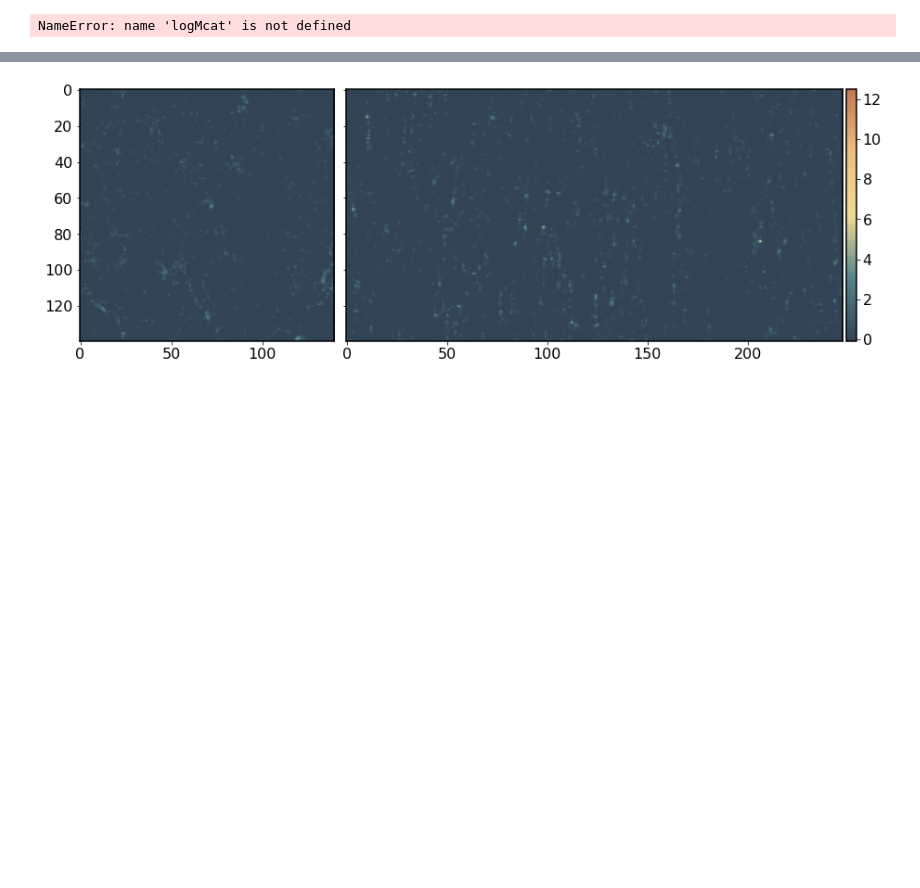
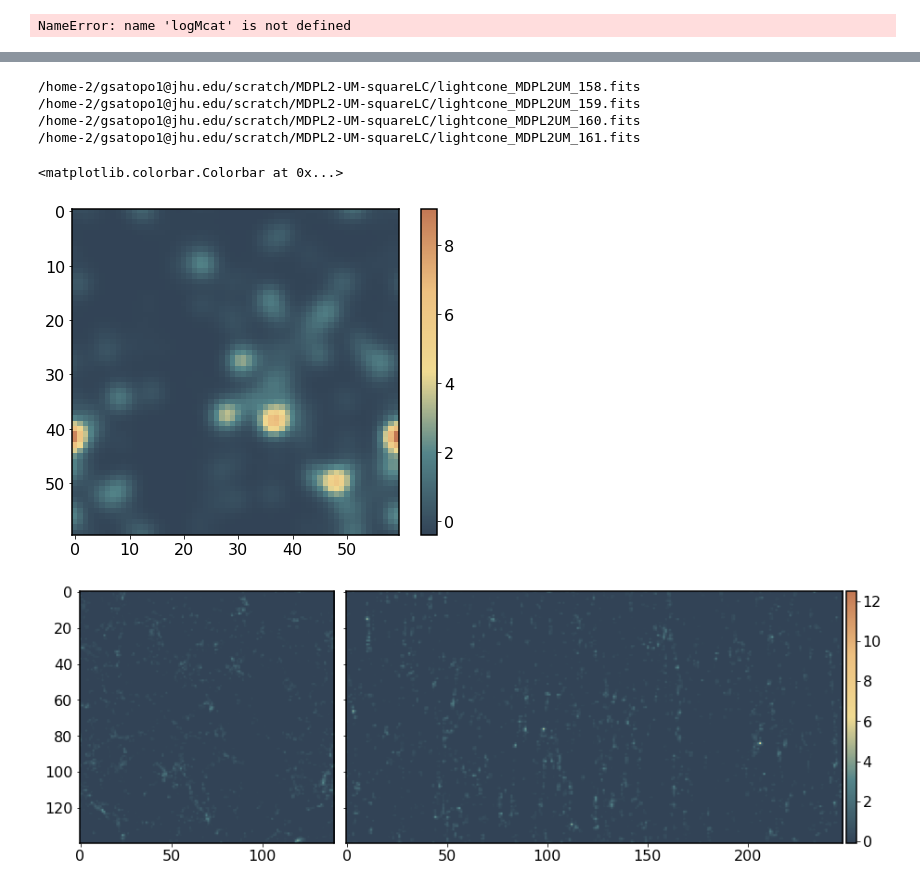
Before and after one commit to kokron/skyLine, a Jupyter notebook: notebooks/LIM LC Showcase.ipynb, the cells around one changed output, grey strips where cells are left out. Saved outputs shown, nothing was run; the diff lists cells and outputs as text; code cells hidden in the pictures; blank space fills up the shorter version.

```diff
--- a/notebooks/LIM LC Showcase.ipynb
+++ b/notebooks/LIM LC Showcase.ipynb
@@ -425,17 +477,17 @@ plt.tight_layout()
 # %%
 nu_CO=115.271*u.GHz
 zmin_CO = 2.4
-zmax_CO = 3.4
+zmax_CO = 2.5
 
 CO=make_measurements(dict(halo_lightcone_dir='/home-2/gsatopo1@jhu.edu/scratch/MDPL2-UM-squareLC/',
-                          lines=dict(CO=True),
-                          target_line = 'CO',
-                          models=dict(CO=dict(model_name='CO_Li16',
+                          lines=dict(CO_J10=True),
+                          target_line = 'CO_J10',
+                          models=dict(CO_J10=dict(model_name='CO_Li16',
                                               model_pars={'alpha':1.37,'beta':-1.74,'delta_mf':1,'sigma_L':0.3})),
                           do_external_SFR = False, external_SFR = '',
                           SFR_pars=dict(),
                           supersample=4,
-                          mass=False,
+                          seed=0,
                           Nmu=10,
                           dk=0.02*u.Mpc**-1,
                           zmin = zmin_CO-0.03, zmax = zmax_CO+0.03,
@@ -450,7 +502,22 @@ CO=make_measurements(dict(halo_lightcone_dir='/home-2/gsatopo1@jhu.edu/scratch/M
                           Nfeeds=1000,
                           tobs=10000*u.hr,
                           linear_VID_bin=False, Tmin_VID = 1.0e-4*u.uK,
-                          do_smooth=True))
+                          do_angular_smooth=True,
+                          do_spectral_smooth=False,
+                          do_downsample=False))
+# %%
+CO_map=CO.obs_3d_map
+# %% [output]
+/home-2/gsatopo1@jhu.edu/scratch/MDPL2-UM-squareLC/lightcone_MDPL2UM_158.fits
+/home-2/gsatopo1@jhu.edu/scratch/MDPL2-UM-squareLC/lightcone_MDPL2UM_159.fits
+/home-2/gsatopo1@jhu.edu/scratch/MDPL2-UM-squareLC/lightcone_MDPL2UM_160.fits
+/home-2/gsatopo1@jhu.edu/scratch/MDPL2-UM-squareLC/lightcone_MDPL2UM_161.fits
+# %%
+plt.imshow(CO_map[0], cmap=cmap)
+plt.colorbar()
+# %% [output]
+<matplotlib.colorbar.Colorbar at 0x...>
+[figure, added]
 # %%
 CO.update(dnu=4*31.25*u.MHz, beam_FWHM=4*u.arcmin, do_smooth=True)
 CO_map=np.asarray(CO.obs_3d_map)
```
Also changed, not shown: parts of 6 cells of this notebook, 1 other file.
